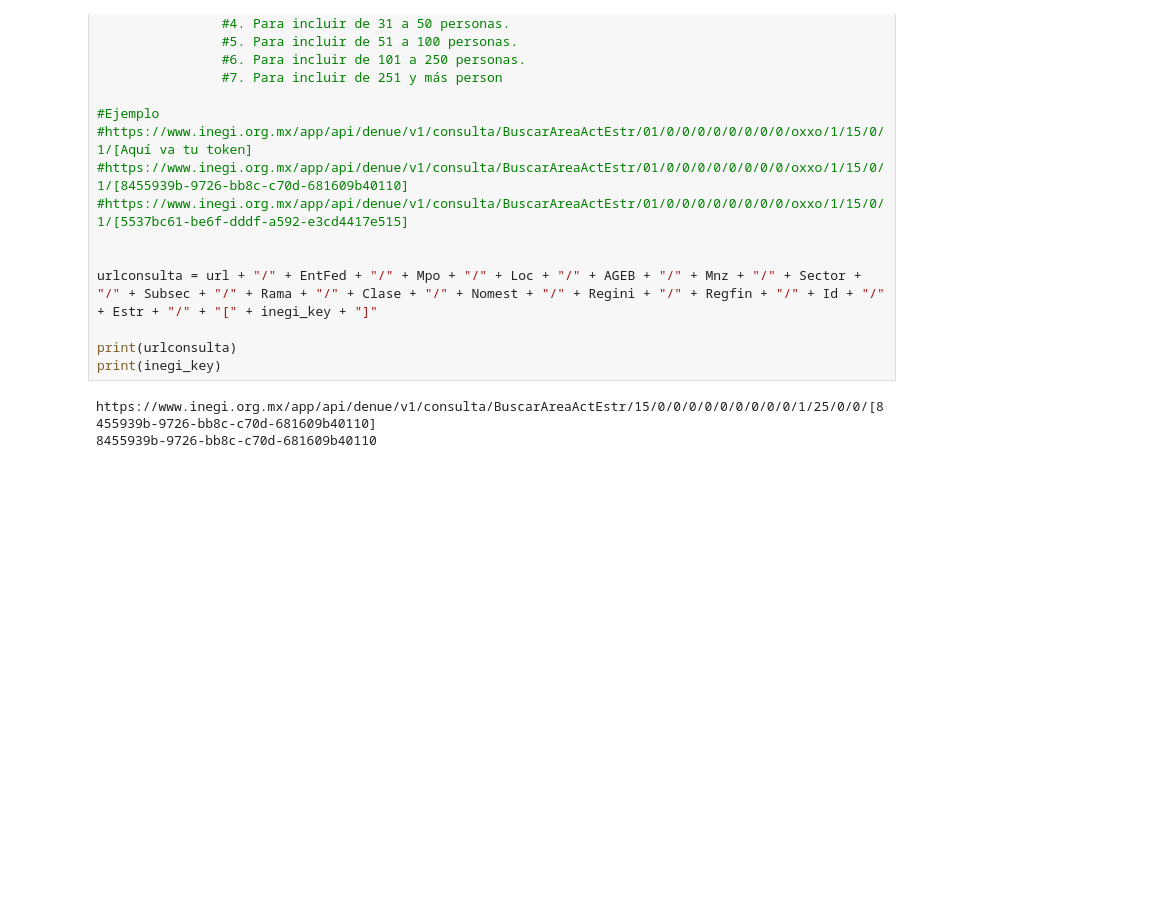
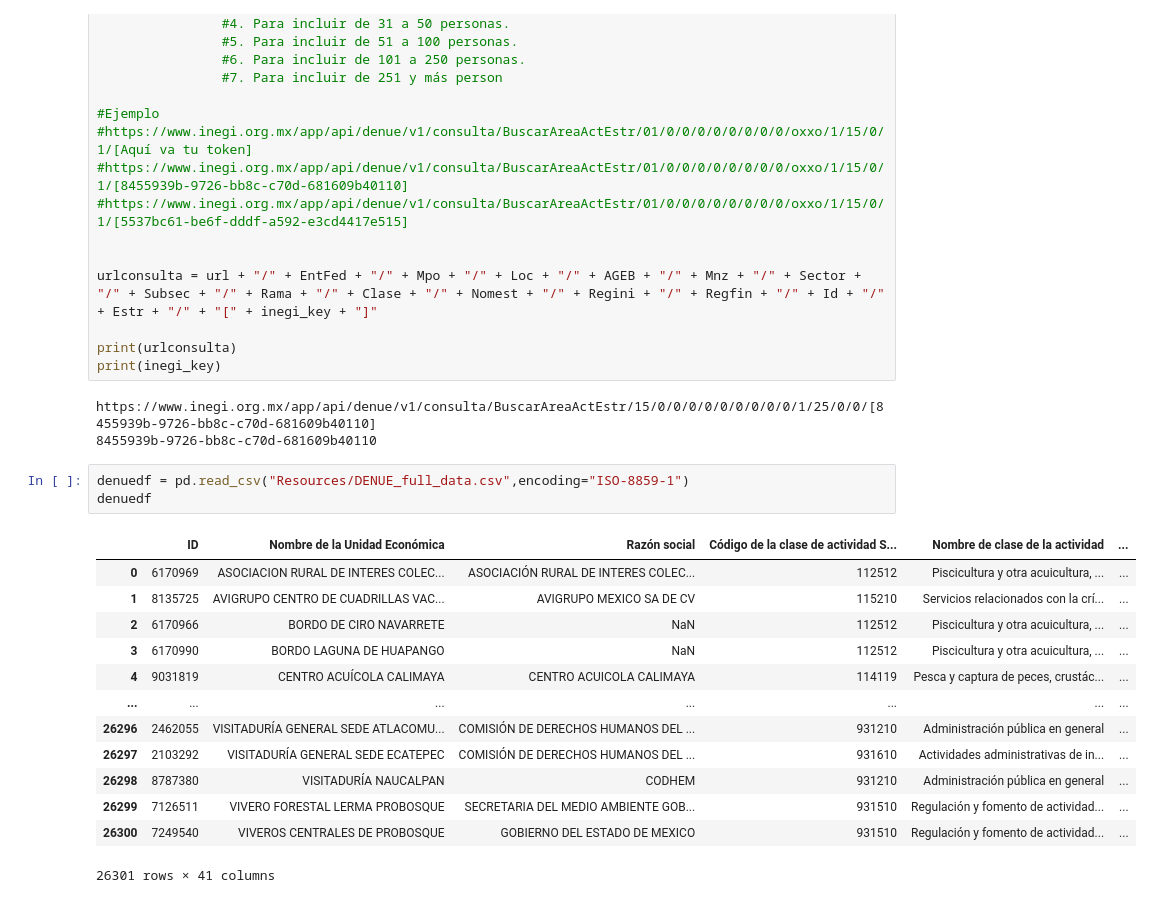
Before and after one commit to JCastilloD/Project-1-Bootcamp, a Jupyter notebook: Data_Retrieval/Denue_Data.ipynb, the cells around one changed output. Cells and saved outputs as stored; diff of their text form; blank space fills up the shorter version.

```diff
--- a/Data_Retrieval/Denue_Data.ipynb
+++ b/Data_Retrieval/Denue_Data.ipynb
@@ -51,3 +51,20 @@ print(inegi_key)
 # %% [output]
 https://www.inegi.org.mx/app/api/denue/v1/consulta/BuscarAreaActEstr/15/0/0/0/0/0/0/0/0/0/1/25/0/0/[8455939b-9726-bb8c-c70d-681609b40110]
 8455939b-9726-bb8c-c70d-681609b40110
+# %%
+denuedf = pd.read_csv("Resources/DENUE_full_data.csv",encoding="ISO-8859-1")
+denuedf
+# %% [output]
+|  | ID | Nombre de la Unidad Económica | Razón social | Código de la clase de actividad S... | Nombre de clase de la actividad | ... |
+| 0 | 6170969 | ASOCIACION RURAL DE INTERES COLEC... | ASOCIACIÓN RURAL DE INTERES COLEC... | 112512 | Piscicultura y otra acuicultura, ... | ... |
+| 1 | 8135725 | AVIGRUPO CENTRO DE CUADRILLAS VAC... | AVIGRUPO MEXICO SA DE CV | 115210 | Servicios relacionados con la crí... | ... |
+| 2 | 6170966 | BORDO DE CIRO NAVARRETE | NaN | 112512 | Piscicultura y otra acuicultura, ... | ... |
+| 3 | 6170990 | BORDO LAGUNA DE HUAPANGO | NaN | 112512 | Piscicultura y otra acuicultura, ... | ... |
+| 4 | 9031819 | CENTRO ACUÍCOLA CALIMAYA | CENTRO ACUICOLA CALIMAYA | 114119 | Pesca y captura de peces, crustác... | ... |
+| ... | ... | ... | ... | ... | ... | ... |
+| 26296 | 2462055 | VISITADURÍA GENERAL SEDE ATLACOMU... | COMISIÓN DE DERECHOS HUMANOS DEL ... | 931210 | Administración pública en general | ... |
+| 26297 | 2103292 | VISITADURÍA GENERAL SEDE ECATEPEC | COMISIÓN DE DERECHOS HUMANOS DEL ... | 931610 | Actividades administrativas de in... | ... |
+| 26298 | 8787380 | VISITADURÍA NAUCALPAN | CODHEM | 931210 | Administración pública en general | ... |
+| 26299 | 7126511 | VIVERO FORESTAL LERMA PROBOSQUE | SECRETARIA DEL MEDIO AMBIENTE GOB... | 931510 | Regulación y fomento de actividad... | ... |
+| 26300 | 7249540 | VIVEROS CENTRALES DE PROBOSQUE | GOBIERNO DEL ESTADO DE MEXICO | 931510 | Regulación y fomento de actividad... | ... |
+26301 rows × 41 columns
```
Also changed, not shown: parts of 3 cells of this notebook, 4 other files.
